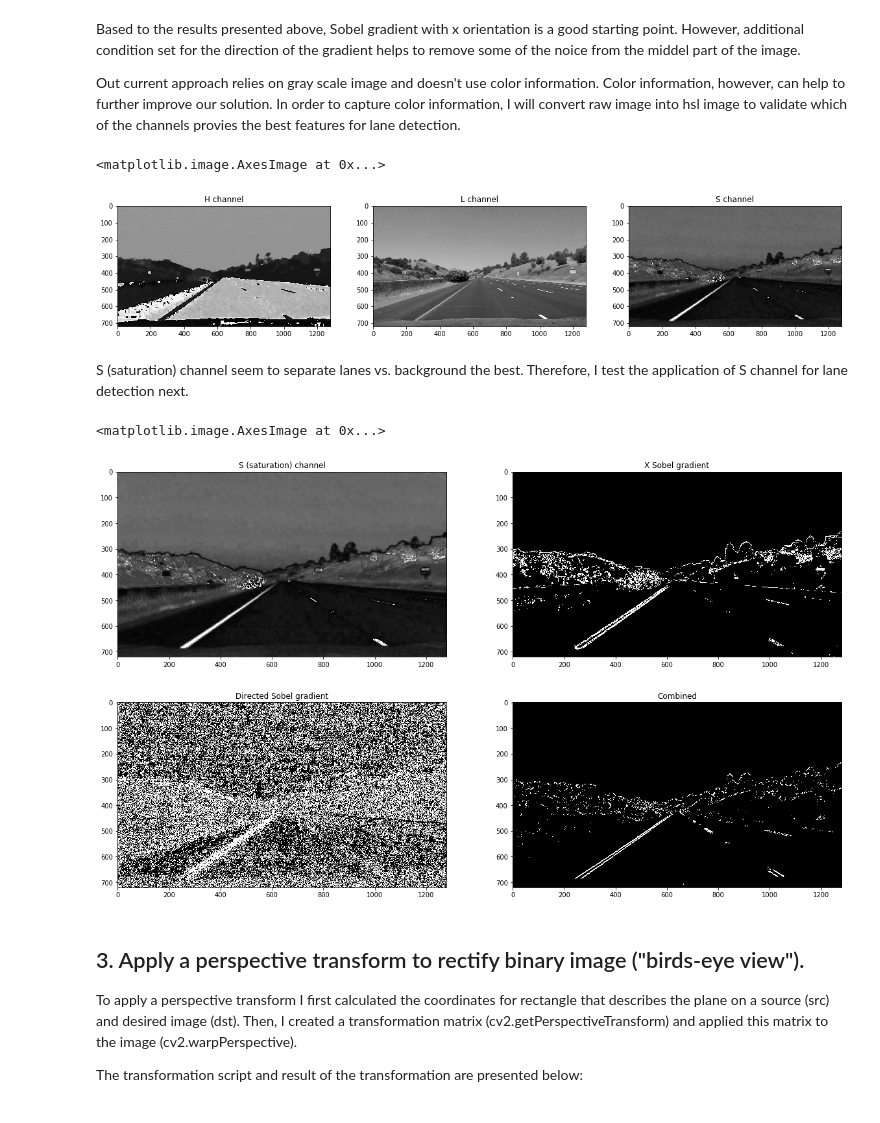
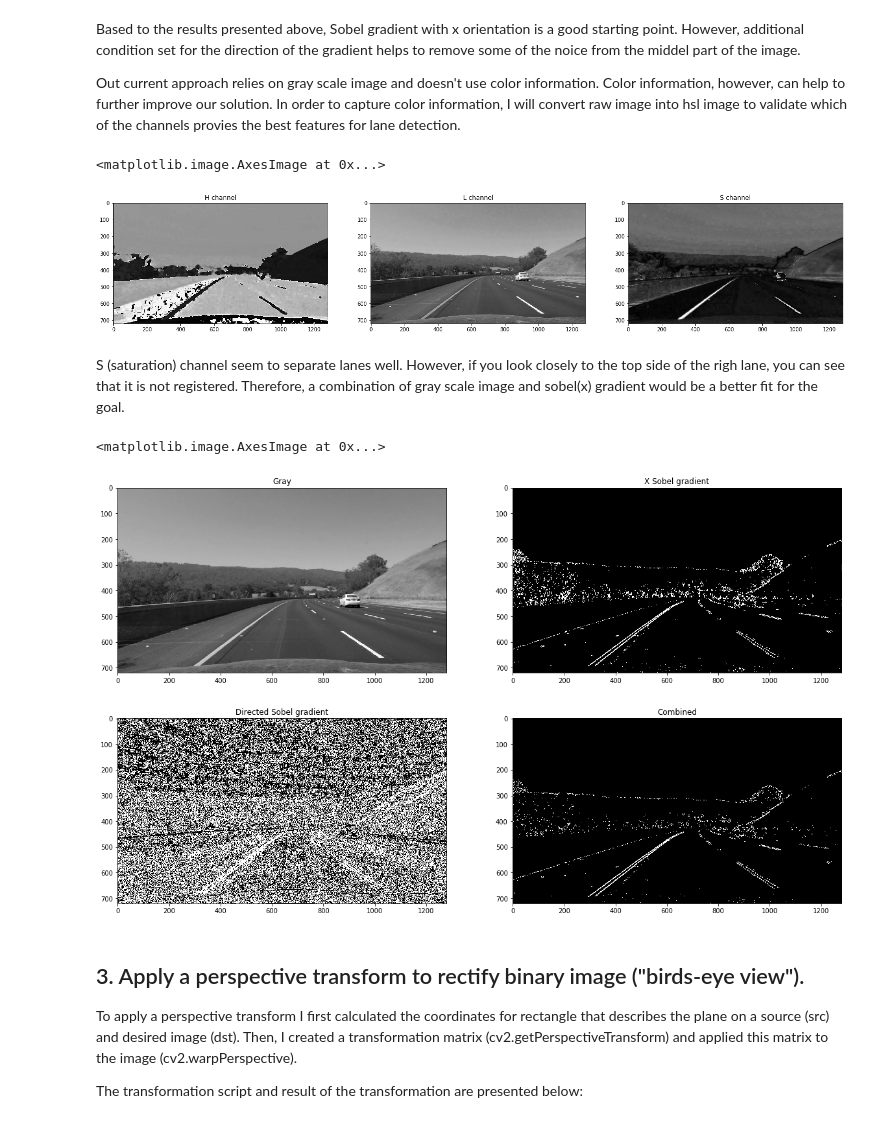
Before and after one commit to aponamarev/CarND-Advanced-Lane-Lines, a Jupyter notebook: advanced_paths_finding.ipynb, the cells around one changed output. Drawn from its saved outputs; the diff is of its cells as text; code cells hidden in the pictures.

```diff
--- a/advanced_paths_finding.ipynb
+++ b/advanced_paths_finding.ipynb
@@ -29,16 +29,13 @@ from src.utils import visualize_planes
 calibration_file = "src/calibration.p"
 cc = CC(calibration_file)
 # Read and undistort an image
-test_img_path1 = "test_images/test1.jpg"
-test_img_path2 = "test_images/straight_lines1.jpg"
-#test_img_path2 = "/Users/aponamaryov/Desktop/test2.png"
+test_img_path1 = "test_images/straight_lines2.jpg"
+test_img_path2 = "test_images/test3.jpg"
 test_img1 = cv2.cvtColor(cv2.imread(test_img_path1), cv2.COLOR_BGR2RGB)
 test_img2 = cv2.cvtColor(cv2.imread(test_img_path2), cv2.COLOR_BGR2RGB)
 undistorted_img1 = cc.undistort(test_img1, 1)
 undistorted_img2 = cc.undistort(test_img2, 1)
-#undistorted_cropped_img1 = cc.undistort(test_img1)
-#undistorted_cropped_img2 = cc.undistort(test_img2)
-undistorted_cropped_img1 = test_img1
-undistorted_cropped_img2 = test_img2
+undistorted_cropped_img1 = cc.undistort(test_img1)
+undistorted_cropped_img2 = cc.undistort(test_img2)
 # %%
 # Visualize resulting images
@@ -156,37 +90,36 @@ Out current approach relies on gray scale image and doesn't use color informatio
 img = undistorted_cropped_img2
 HLS_img = cv2.cvtColor(img, cv2.COLOR_RGB2HLS)
 h, l, s = HLS_img[:,:,0], HLS_img[:,:,1], HLS_img[:,:,2]
-f, (p1, p2, p3) = plt.subplots(1,3, figsize=[20, 6])
-p1.set_title("H channel")
-p1.imshow(h, cmap="gray")
-p2.set_title("L channel")
-p2.imshow(l, cmap="gray")
-p3.set_title("S channel")
-p3.imshow(s, cmap="gray")
+f, p = plt.subplots(1,3, figsize=[25, 8])
+p[0].set_title("H channel")
+p[0].imshow(h, cmap="gray")
+p[1].set_title("L channel")
+p[1].imshow(l, cmap="gray")
+p[2].set_title("S channel")
+p[2].imshow(s, cmap="gray")
 # %% [output]
 <matplotlib.image.AxesImage at 0x...>
-[figure, old version]
+[figure, new version]
-# %% [markdown]
-S (saturation) channel seem to separate lanes vs. background the best. Therefore, I test the application of S channel for lane detection next.
+# %% [markdown]
+S (saturation) channel seem to separate lanes well. However, if you look closely to the top side of the righ lane, you can see that it is not registered. Therefore, a combination of gray scale image and sobel(x) gradient would be a better fit for the goal.
 # %%
 # Transform and visualize images
-sobel_x_img = mag_thresh(s, kernel=3, thresh=(20, 100))
-#sobel_x_img = abs_sobel_thresh(s, kernel=3, thresh=(20, 100))
-direct_sobel_img = dir_threshold(s, kernel=3, thresh=(30*np.pi/180, 80*np.pi/180))
-combined_S = np.zeros_like(sobel_x_img, dtype=np.uint8)
-combined_S[(sobel_x_img==1) & (direct_sobel_img==1)] = 1
-f, ((p1, p2), (p3, p4)) = plt.subplots(2,2, figsize=[20, 12])
-p1.set_title("S (saturation) channel")
-p1.imshow(s, cmap='gray')
-p2.set_title("X Sobel gradient")
-p2.imshow(sobel_x_img, cmap='gray')
-p3.set_title("Directed Sobel gradient")
-p3.imshow(direct_sobel_img, cmap='gray')
-p4.set_title("Combined")
-p4.imshow(combined, cmap='gray')
+sobel_x_img = abs_sobel_thresh(gray, kernel=3, thresh=(20, 100))
+direct_sobel_img = dir_threshold(gray, kernel=3, thresh=(30*np.pi/180, 80*np.pi/180))
+combined = np.zeros_like(sobel_x_img, dtype=np.uint8)
+combined[(sobel_x_img==1) & (direct_sobel_img==1)] = 1
+f, p = plt.subplots(2,2, figsize=[20, 12])
+p[0,0].set_title("Gray")
+p[0,0].imshow(gray, cmap='gray')
+p[0,1].set_title("X Sobel gradient")
+p[0,1].imshow(sobel_x_img, cmap='gray')
+p[1,0].set_title("Directed Sobel gradient")
+p[1,0].imshow(direct_sobel_img, cmap='gray')
+p[1,1].set_title("Combined")
+p[1,1].imshow(combined, cmap='gray')
 # %% [output]
 <matplotlib.image.AxesImage at 0x...>
-[figure, old version]
+[figure, new version]
 # %% [markdown]
 ## 3. Apply a perspective transform to rectify binary image ("birds-eye view").
 
```
Also changed, not shown: parts of 10 cells of this notebook, 1 other file.
